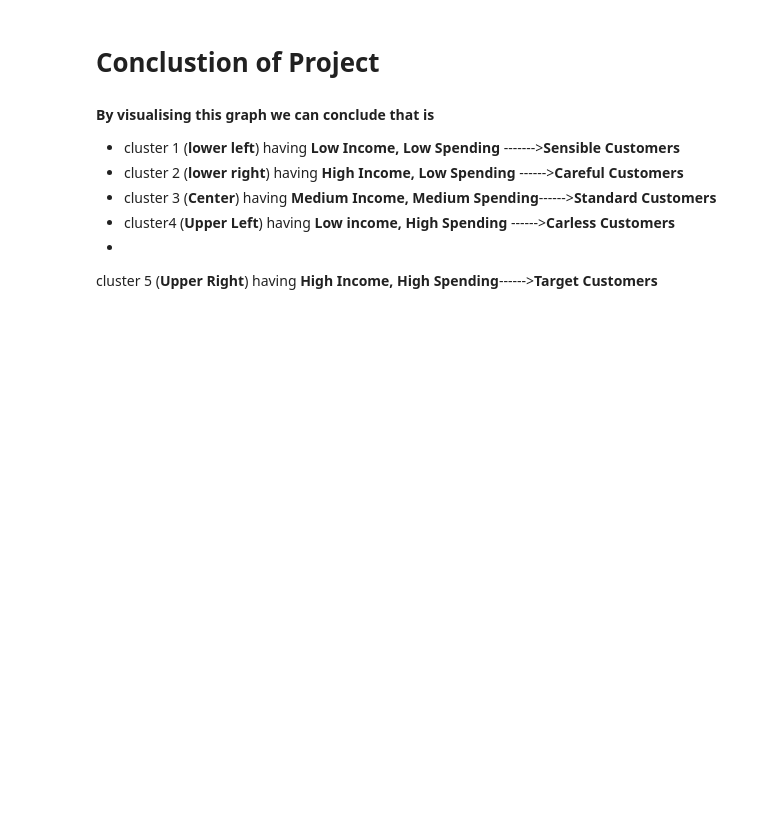
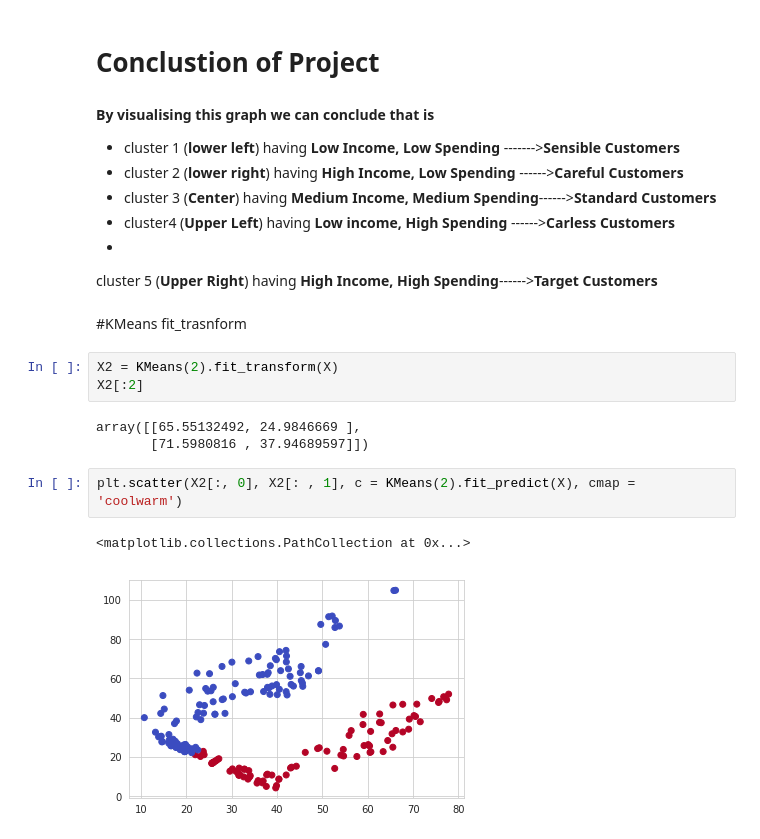
Before and after one commit to noushadkhan01/Projects, a Jupyter notebook: Machine-Learning/Clustering/K-Means/01_KMeans_Clustering_project_to_target_the_customer.ipynb, the cells around one changed output. Saved outputs shown, nothing was run; the diff lists cells and outputs as text; blank space fills up the shorter version.

```diff
--- a/Machine-Learning/Clustering/K-Means/01_KMeans_Clustering_project_to_target_the_customer.ipynb
+++ b/Machine-Learning/Clustering/K-Means/01_KMeans_Clustering_project_to_target_the_customer.ipynb
@@ -137,3 +140,16 @@ visualise_2d_dataset(optimal_clusters = 5, x = X)
 -  cluster4 (**Upper Left**) having **Low income, High Spending**             ------>**Carless Customers**
 -
 cluster 5 (**Upper Right**) having **High Income, High Spending**------>**Target Customers**
+# %% [markdown]
+#KMeans fit_trasnform
+# %%
+X2 = KMeans(2).fit_transform(X)
+X2[:2]
+# %% [output]
+array([[65.55132492, 24.9846669 ],
+       [71.5980816 , 37.94689597]])
+# %%
+plt.scatter(X2[:, 0], X2[: , 1], c = KMeans(2).fit_predict(X), cmap = 'coolwarm')
+# %% [output]
+<matplotlib.collections.PathCollection at 0x...>
+[figure, added]
```
Also changed, not shown: parts of 9 cells of this notebook.
